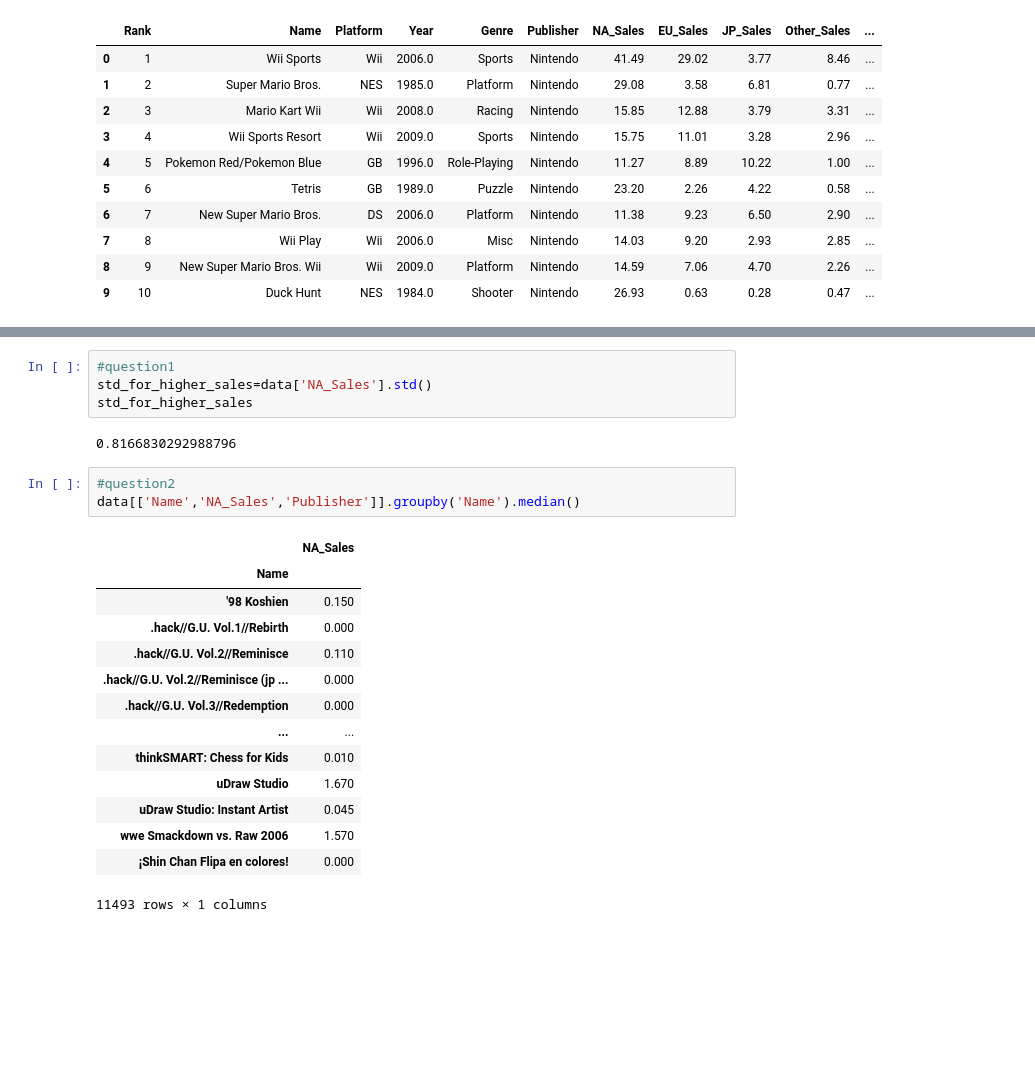
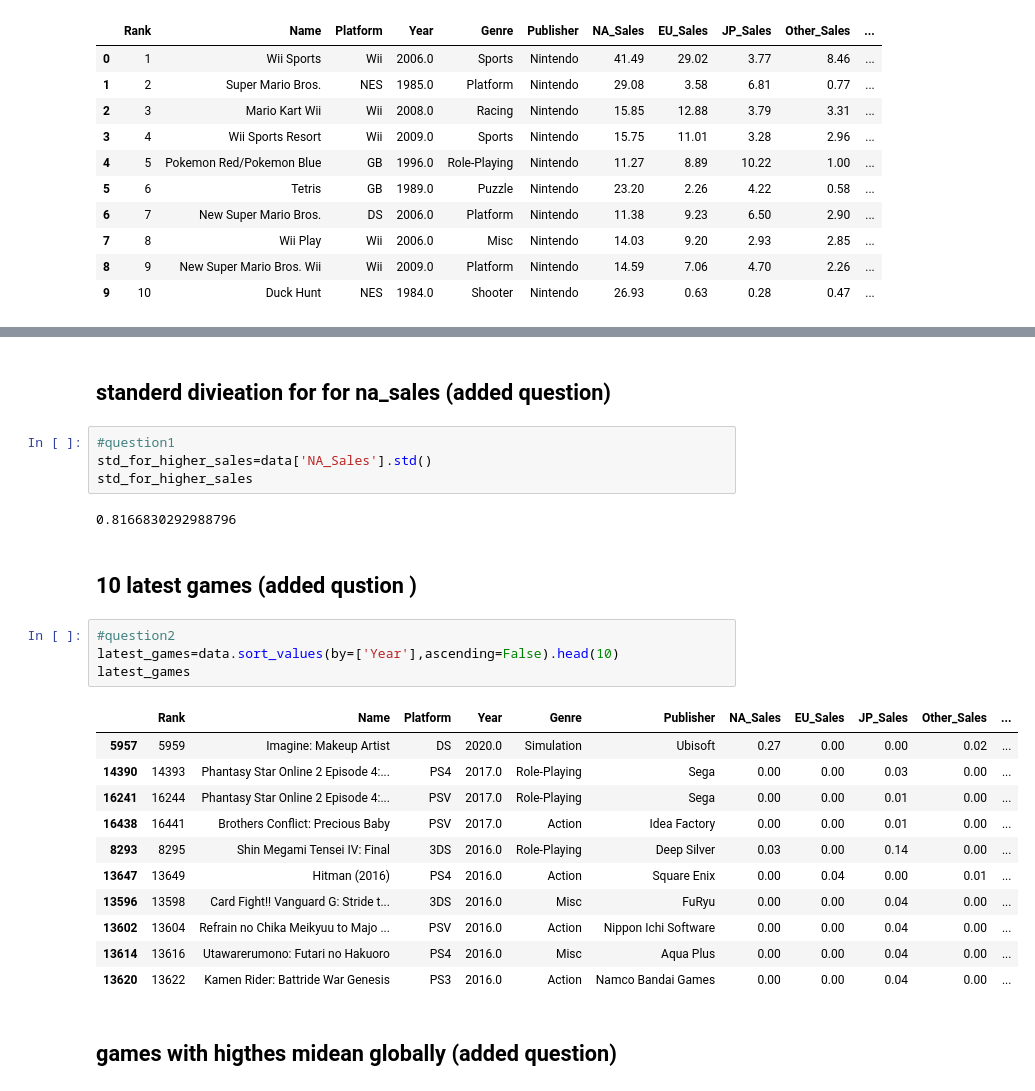
Before and after one commit to ashrf288/pandas, a Jupyter notebook: vg-stats/vg-stats.ipynb, the cells around one changed output, grey strips where cells are left out. Drawn from its saved outputs; the diff is of its cells as text; blank space fills up the shorter version.

```diff
--- a/vg-stats/vg-stats.ipynb
+++ b/vg-stats/vg-stats.ipynb
@@ -119,27 +157,31 @@ Name: NA_Sales, dtype: float64
+# %% [markdown]
+## standerd divieation for for na_sales (added question)
 # %%
 #question1
 std_for_higher_sales=data['NA_Sales'].std()
 std_for_higher_sales
 # %% [output]
 0.8166830292988796
-# %%
-#question2
-data[['Name','NA_Sales','Publisher']].groupby('Name').median()
-# %% [output]
-|  | NA_Sales |
-| Name |  |
-| '98 Koshien | 0.150 |
-| .hack//G.U. Vol.1//Rebirth | 0.000 |
-| .hack//G.U. Vol.2//Reminisce | 0.110 |
-| .hack//G.U. Vol.2//Reminisce (jp ... | 0.000 |
-| .hack//G.U. Vol.3//Redemption | 0.000 |
-| ... | ... |
-| thinkSMART: Chess for Kids | 0.010 |
-| uDraw Studio | 1.670 |
-| uDraw Studio: Instant Artist | 0.045 |
-| wwe Smackdown vs. Raw 2006 | 1.570 |
-| ¡Shin Chan Flipa en colores! | 0.000 |
-11493 rows × 1 columns
+# %% [markdown]
+## 10 latest games (added qustion )
+# %%
+#question2
+latest_games=data.sort_values(by=['Year'],ascending=False).head(10)
+latest_games
+# %% [output]
+|  | Rank | Name | Platform | Year | Genre | Publisher | NA_Sales | EU_Sales | JP_Sales | Other_Sales | ... |
+| 5957 | 5959 | Imagine: Makeup Artist | DS | 2020.0 | Simulation | Ubisoft | 0.27 | 0.00 | 0.00 | 0.02 | ... |
+| 14390 | 14393 | Phantasy Star Online 2 Episode 4:... | PS4 | 2017.0 | Role-Playing | Sega | 0.00 | 0.00 | 0.03 | 0.00 | ... |
+| 16241 | 16244 | Phantasy Star Online 2 Episode 4:... | PSV | 2017.0 | Role-Playing | Sega | 0.00 | 0.00 | 0.01 | 0.00 | ... |
+| 16438 | 16441 | Brothers Conflict: Precious Baby | PSV | 2017.0 | Action | Idea Factory | 0.00 | 0.00 | 0.01 | 0.00 | ... |
+| 8293 | 8295 | Shin Megami Tensei IV: Final | 3DS | 2016.0 | Role-Playing | Deep Silver | 0.03 | 0.00 | 0.14 | 0.00 | ... |
+| 13647 | 13649 | Hitman (2016) | PS4 | 2016.0 | Action | Square Enix | 0.00 | 0.04 | 0.00 | 0.01 | ... |
+| 13596 | 13598 | Card Fight!! Vanguard G: Stride t... | 3DS | 2016.0 | Misc | FuRyu | 0.00 | 0.00 | 0.04 | 0.00 | ... |
+| 13602 | 13604 | Refrain no Chika Meikyuu to Majo ... | PSV | 2016.0 | Action | Nippon Ichi Software | 0.00 | 0.00 | 0.04 | 0.00 | ... |
+| 13614 | 13616 | Utawarerumono: Futari no Hakuoro | PS4 | 2016.0 | Misc | Aqua Plus | 0.00 | 0.00 | 0.04 | 0.00 | ... |
+| 13620 | 13622 | Kamen Rider: Battride War Genesis | PS3 | 2016.0 | Action | Namco Bandai Games | 0.00 | 0.00 | 0.04 | 0.00 | ... |
+# %% [markdown]
+## games with higthes midean globally (added question)
 # %%
 #Question3
 median_game_sales = data['Global_Sales'].median()
```
Also changed, not shown: parts of 23 cells of this notebook.
